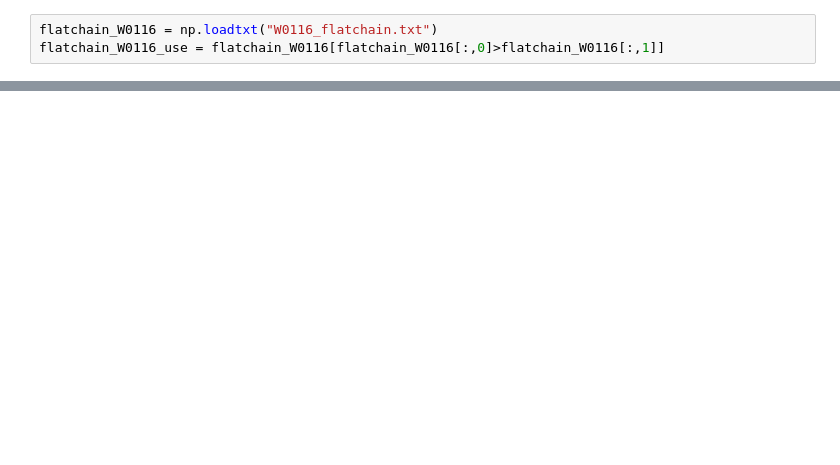
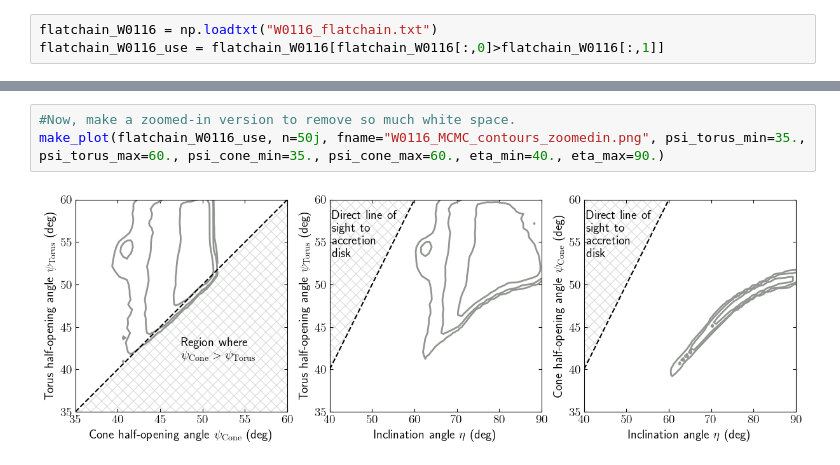
Before and after one commit to rjassef/Impol_BHDs_repo, a Jupyter notebook: plots/SKIRTOR_fit/W0116_contour_plots.ipynb, the cells around one changed output, grey strips where cells are left out. Saved outputs shown, nothing was run; the diff lists cells and outputs as text; blank space fills up the shorter version.

```diff
--- a/plots/SKIRTOR_fit/W0116_contour_plots.ipynb
+++ b/plots/SKIRTOR_fit/W0116_contour_plots.ipynb
@@ -148,0 +149,5 @@ make_plot(flatchain_W0116_use, n=50j, fname="W0116_MCMC_contours.png")
+# %%
+#Now, make a zoomed-in version to remove so much white space.
+make_plot(flatchain_W0116_use, n=50j, fname="W0116_MCMC_contours_zoomedin.png", psi_torus_min=35., psi_torus_max=60., psi_cone_min=35., psi_cone_max=60., eta_min=40., eta_max=90.)
+# %% [output]
+[figure, added]
```
Also changed, not shown: parts of 2 cells of this notebook, 2 other files.
